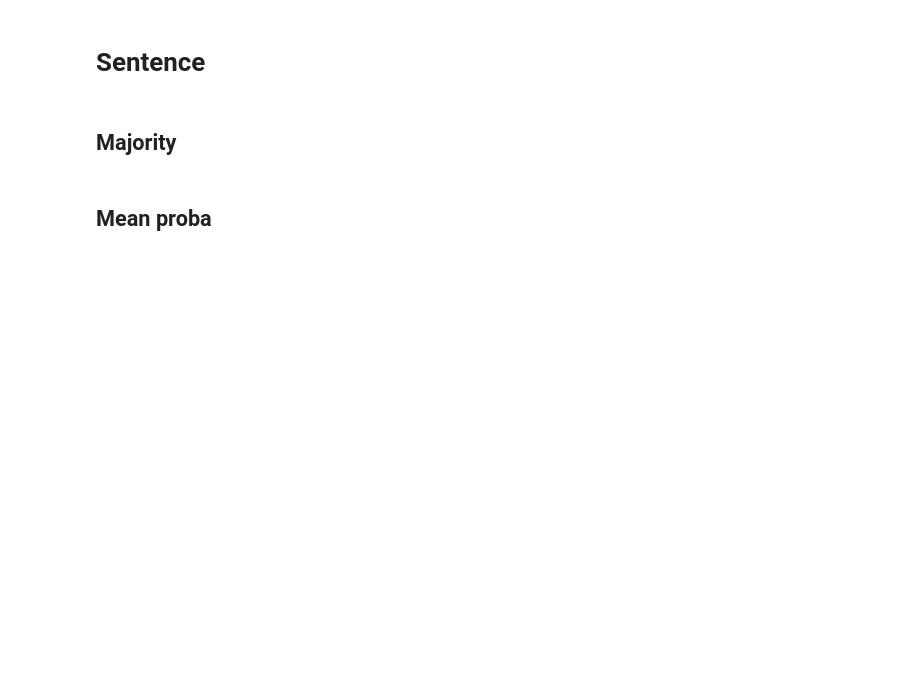
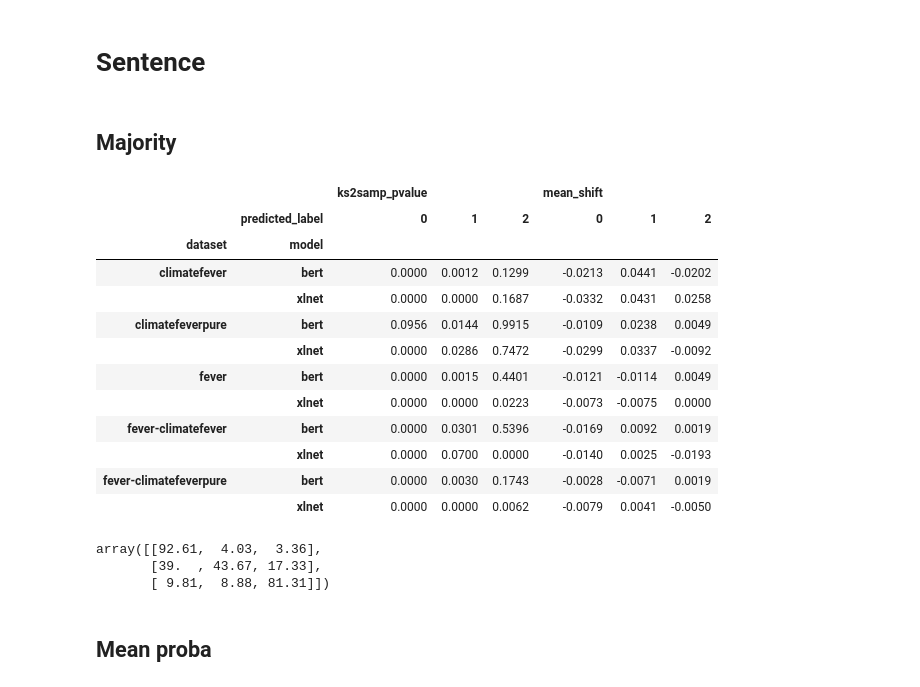
Before and after one commit to boeyjw/KCL-MScAI-FactChecking-Code, a Jupyter notebook: nb/06_Model_Evaluation/06_Model_Confidence.ipynb, the cells around one changed output. Saved outputs shown, nothing was run; the diff lists cells and outputs as text; code cells hidden in the pictures; blank space fills up the shorter version.

Commit message:
add: model confidence

```diff
--- a/nb/06_Model_Evaluation/06_Model_Confidence.ipynb
+++ b/nb/06_Model_Evaluation/06_Model_Confidence.ipynb
@@ -91,12 +155,35 @@ def majority_proba(fn, sf, correct_only=False):
     pred = pred.drop(columns=[c for c in pred.columns if c.startswith("_")])
     pred["model"], pred["dataset"] = extract_model_dataset(fn.stem)
     # impute equal S/R counts as predicted NEI with mean of NEI
-    pred.loc[pred["label_proba"].isnull()] = pred.loc[pred["predicted_label"] == constants.LABEL2ID[constants.LOOKUP["label"]["nei"]], "label_proba"].mean()
+    pred.loc[pred["label_proba"].isnull(), "label_proba"] = pred.loc[pred["predicted_label"] == constants.LABEL2ID[constants.LOOKUP["label"]["nei"]], "label_proba"].mean()
 
     return pred
 # %%
 maj_ls = pd.concat(Parallel()(delayed(majority_proba)(p, sf_actual) for p in sf_sent.glob("*.all*")))
 maj_pipe_ls = pd.concat(Parallel()(delayed(majority_proba)(p, sf_actual) for p in sf_pipe_sent.glob("*.all*")))
+# %%
+get_stats(maj_ls, maj_pipe_ls).pivot_table(index=["dataset", "model"], columns=["predicted_label"], values=["mean_shift", "ks2samp_pvalue"], aggfunc="mean")#.to_csv("tmp.csv")
+# %% [output]
+|  |  | ks2samp_pvalue |  |  | mean_shift |  |  |
+|  | predicted_label | 0 | 1 | 2 | 0 | 1 | 2 |
+| dataset | model |  |  |  |  |  |  |
+| climatefever | bert | 0.0000 | 0.0012 | 0.1299 | -0.0213 | 0.0441 | -0.0202 |
+|  | xlnet | 0.0000 | 0.0000 | 0.1687 | -0.0332 | 0.0431 | 0.0258 |
+| climatefeverpure | bert | 0.0956 | 0.0144 | 0.9915 | -0.0109 | 0.0238 | 0.0049 |
+|  | xlnet | 0.0000 | 0.0286 | 0.7472 | -0.0299 | 0.0337 | -0.0092 |
+| fever | bert | 0.0000 | 0.0015 | 0.4401 | -0.0121 | -0.0114 | 0.0049 |
+|  | xlnet | 0.0000 | 0.0000 | 0.0223 | -0.0073 | -0.0075 | 0.0000 |
+| fever-climatefever | bert | 0.0000 | 0.0301 | 0.5396 | -0.0169 | 0.0092 | 0.0019 |
+|  | xlnet | 0.0000 | 0.0700 | 0.0000 | -0.0140 | 0.0025 | -0.0193 |
+| fever-climatefeverpure | bert | 0.0000 | 0.0030 | 0.1743 | -0.0028 | -0.0071 | 0.0019 |
+|  | xlnet | 0.0000 | 0.0000 | 0.0062 | -0.0079 | 0.0041 | -0.0050 |
+# %%
+maj_conf = get_confusion(maj_ls, maj_pipe_ls)
+(maj_conf["fever-climatefever"]["xlnet"] * 100).round(2)
+# %% [output]
+array([[92.61,  4.03,  3.36],
+       [39.  , 43.67, 17.33],
+       [ 9.81,  8.88, 81.31]])
 # %%
 maj_c_ls = pd.concat(Parallel()(delayed(majority_proba)(p, sf_actual, True) for p in sf_sent.glob("*.all*")))
 maj_c_pipe_ls = pd.concat(Parallel()(delayed(majority_proba)(p, sf_actual, True) for p in sf_pipe_sent.glob("*.all*")))
```
Also changed, not shown: parts of 9 cells of this notebook, 1 other file.
